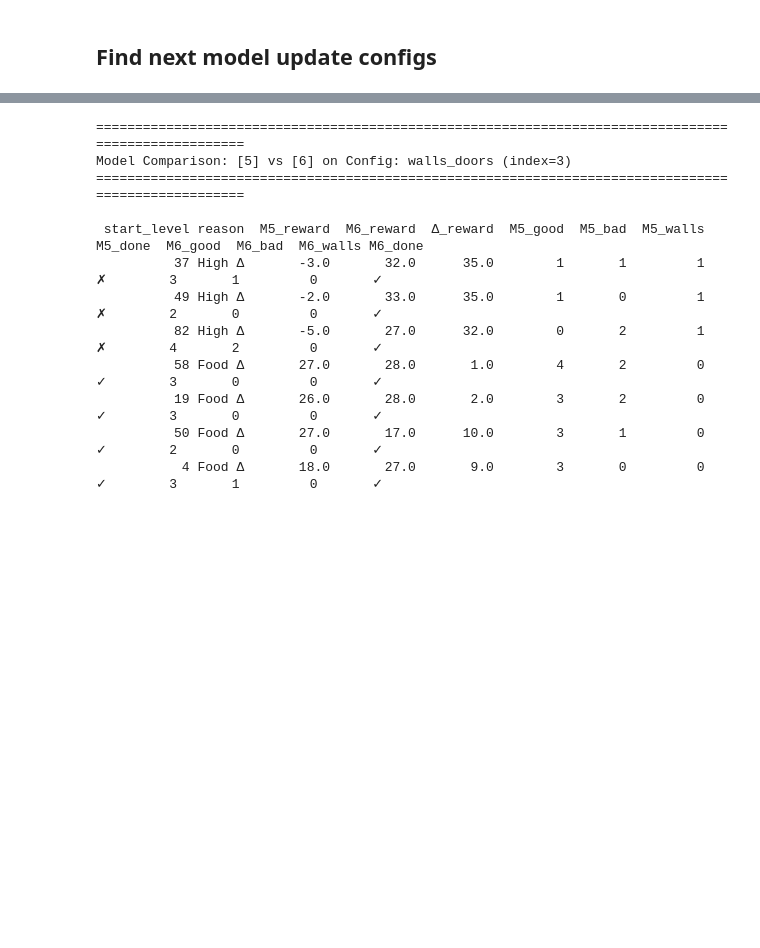
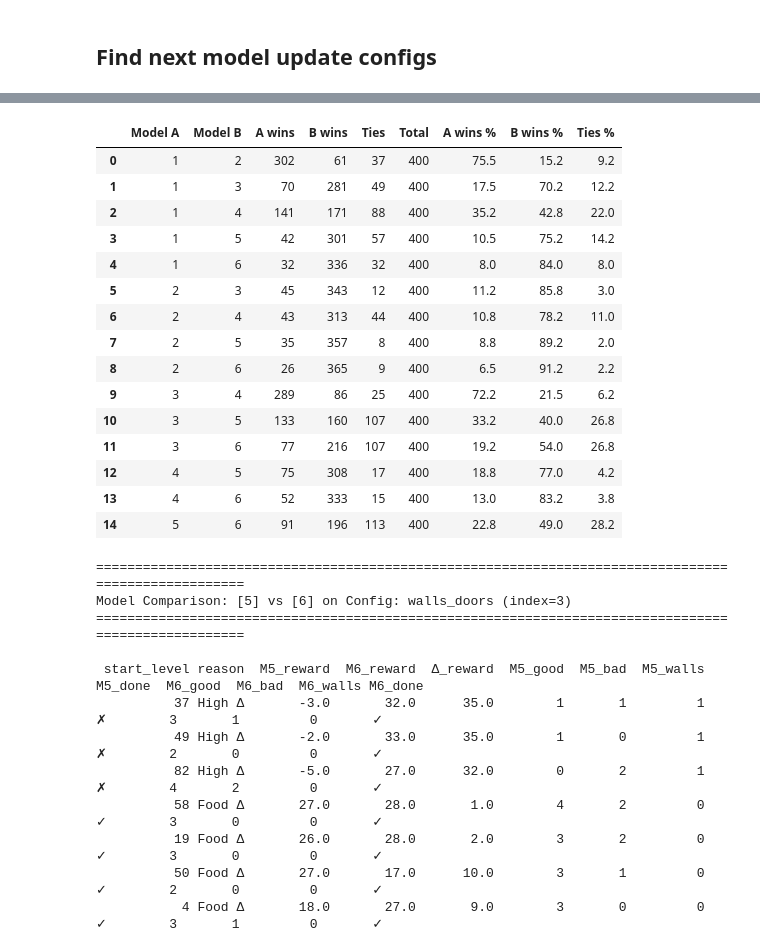
Before and after one commit to matansol/dpu_fruitbot, a Jupyter notebook: evaluate_agents.ipynb, the cells around one changed output, grey strips where cells are left out. Drawn from its saved outputs; the diff is of its cells as text; code cells hidden in the pictures; blank space fills up the shorter version.

```diff
--- a/evaluate_agents.ipynb
+++ b/evaluate_agents.ipynb
@@ -647,0 +629,75 @@ display(models_dist2)
+# %%
+#for each 2 models count how many env states (env-config x start_level) model 1 has higher score than model 2 and vice versa, and how many ties
+import pandas as pd
+from itertools import combinations
+
+df = pd.read_csv('results/simple_eval2.csv')
+model_indices = sorted(df['model_index'].unique())
+config_indices = sorted(df['config_index'].unique())
+
+# Overall comparison across all configs
+print("="*80)
+print("OVERALL COMPARISON (All Configs Combined)")
+print("="*80)
+rows_overall = []
+for m1, m2 in combinations(model_indices, 2):
+    df1 = df[df['model_index'] == m1].set_index(['config_index', 'start_level'])['total_reward']
+    df2 = df[df['model_index'] == m2].set_index(['config_index', 'start_level'])['total_reward']
+
+    common = df1.index.intersection(df2.index)
+    diff = df1.loc[common] - df2.loc[common]
+
+    m1_wins = (diff > 0).sum()
+    m2_wins = (diff < 0).sum()
+    ties = (diff == 0).sum()
+
+    total = len(common)
+    rows_overall.append({
+        'Model A': m1, 'Model B': m2,
+        'A wins': m1_wins, 'B wins': m2_wins, 'Ties': ties,
+        'Total': total,
+        'A wins %': round(m1_wins / total * 100, 1) if total else 0,
+        'B wins %': round(m2_wins / total * 100, 1) if total else 0,
+        'Ties %': round(ties / total * 100, 1) if total else 0,
+    })
+
+comparison_overall = pd.DataFrame(rows_overall)
+display(comparison_overall)
+
+# # Comparison for each config separately
+# for config_idx in config_indices:
+#     config_name = df[df['config_index'] == config_idx]['config_name'].iloc[0]
+#     print(f"\n{'='*80}")
+#     print(f"CONFIG {config_idx}: {config_name}")
+#     print(f"{'='*80}")
+
+#     df_config = df[df['config_index'] == config_idx]
+
+#     rows_config = []
+#     for m1, m2 in combinations(model_indices, 2):
+#         df1 = df_config[df_config['model_index'] == m1].set_index('start_level')['total_reward']
+#         df2 = df_config[df_config['model_index'] == m2].set_index('start_level')['total_reward']
+
+#         common = df1.index.intersection(df2.index)
+#         if len(common) == 0:
+#             continue
+
+#         diff = df1.loc[common] - df2.loc[common]
+
+#         m1_wins = (diff > 0).sum()
+#         m2_wins = (diff < 0).sum()
+#         ties = (diff == 0).sum()
+
+#         total = len(common)
+#         rows_config.append({
+#             'Model A': m1, 'Model B': m2,
+#             'A wins': m1_wins, 'B wins': m2_wins, 'Ties': ties,
+#             'Total': total,
+#             'A wins %': round(m1_wins / total * 100, 1) if total else 0,
+#             'B wins %': round(m2_wins / total * 100, 1) if total else 0,
+#             'Ties %': round(ties / total * 100, 1) if total else 0,
+    #     })
+
+    # comparison_config = pd.DataFrame(rows_config)
+    # display(comparison_config)
+# %% [output]
@@ -648,3 +707,19 @@ display(models_dist2)
+|  | Model A | Model B | A wins | B wins | Ties | Total | A wins % | B wins % | Ties % |
+| 0 | 1 | 2 | 302 | 61 | 37 | 400 | 75.5 | 15.2 | 9.2 |
+| 1 | 1 | 3 | 70 | 281 | 49 | 400 | 17.5 | 70.2 | 12.2 |
+| 2 | 1 | 4 | 141 | 171 | 88 | 400 | 35.2 | 42.8 | 22.0 |
+| 3 | 1 | 5 | 42 | 301 | 57 | 400 | 10.5 | 75.2 | 14.2 |
+| 4 | 1 | 6 | 32 | 336 | 32 | 400 | 8.0 | 84.0 | 8.0 |
+| 5 | 2 | 3 | 45 | 343 | 12 | 400 | 11.2 | 85.8 | 3.0 |
+| 6 | 2 | 4 | 43 | 313 | 44 | 400 | 10.8 | 78.2 | 11.0 |
+| 7 | 2 | 5 | 35 | 357 | 8 | 400 | 8.8 | 89.2 | 2.0 |
+| 8 | 2 | 6 | 26 | 365 | 9 | 400 | 6.5 | 91.2 | 2.2 |
+| 9 | 3 | 4 | 289 | 86 | 25 | 400 | 72.2 | 21.5 | 6.2 |
+| 10 | 3 | 5 | 133 | 160 | 107 | 400 | 33.2 | 40.0 | 26.8 |
+| 11 | 3 | 6 | 77 | 216 | 107 | 400 | 19.2 | 54.0 | 26.8 |
+| 12 | 4 | 5 | 75 | 308 | 17 | 400 | 18.8 | 77.0 | 4.2 |
+| 13 | 4 | 6 | 52 | 333 | 15 | 400 | 13.0 | 83.2 | 3.8 |
+| 14 | 5 | 6 | 91 | 196 | 113 | 400 | 22.8 | 49.0 | 28.2 |
 # %%
 ## Find Interesting Levels for Model Comparison
 
```
Also changed, not shown: parts of 19 cells of this notebook, 13 other files.
